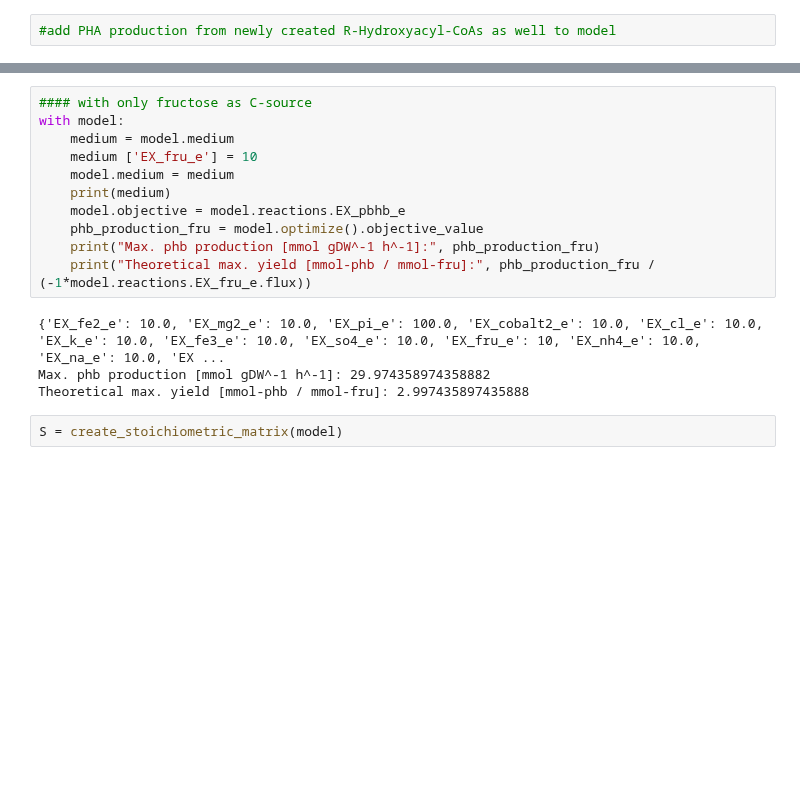
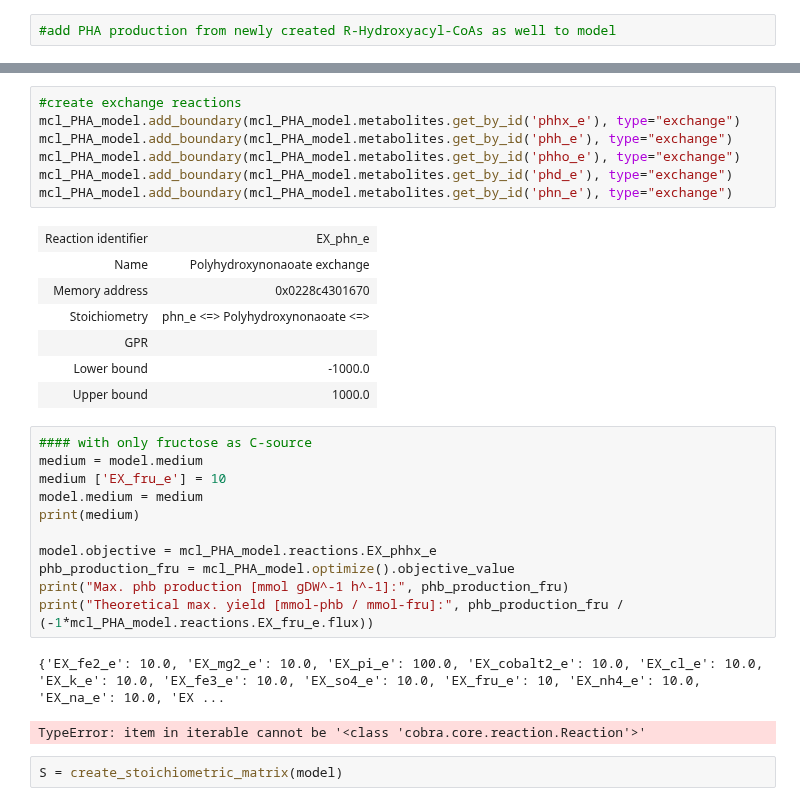
Before and after one commit to 27410/group-assignment-2021-group_2_pha-production, a Jupyter notebook: Test.ipynb, the cells around one changed output, grey strips where cells are left out. Saved outputs shown, nothing was run; the diff lists cells and outputs as text; blank space fills up the shorter version.

```diff
--- a/Test.ipynb
+++ b/Test.ipynb
@@ -770,18 +651,32 @@ mcl_PHA_model
+# %%
+#create exchange reactions
+mcl_PHA_model.add_boundary(mcl_PHA_model.metabolites.get_by_id('phhx_e'), type="exchange")
+mcl_PHA_model.add_boundary(mcl_PHA_model.metabolites.get_by_id('phh_e'), type="exchange")
+mcl_PHA_model.add_boundary(mcl_PHA_model.metabolites.get_by_id('phho_e'), type="exchange")
+mcl_PHA_model.add_boundary(mcl_PHA_model.metabolites.get_by_id('phd_e'), type="exchange")
+mcl_PHA_model.add_boundary(mcl_PHA_model.metabolites.get_by_id('phn_e'), type="exchange")
+# %% [output]
+| Reaction identifier | EX_phn_e |
+| Name | Polyhydroxynonaoate exchange |
+| Memory address | 0x0228c4301670 |
+| Stoichiometry | phn_e <=> Polyhydroxynonaoate <=> |
+| GPR |  |
+| Lower bound | -1000.0 |
+| Upper bound | 1000.0 |
 # %%
 #### with only fructose as C-source
-with model:
-    medium = model.medium
-    medium ['EX_fru_e'] = 10
-    model.medium = medium
-    print(medium)
-    model.objective = model.reactions.EX_pbhb_e
-    phb_production_fru = model.optimize().objective_value
-    print("Max. phb production [mmol gDW^-1 h^-1]:", phb_production_fru)
-    print("Theoretical max. yield [mmol-phb / mmol-fru]:", phb_production_fru / (-1*model.reactions.EX_fru_e.flux))
+medium = model.medium
+medium ['EX_fru_e'] = 10
+model.medium = medium
+print(medium)
+
+model.objective = mcl_PHA_model.reactions.EX_phhx_e
+phb_production_fru = mcl_PHA_model.optimize().objective_value
+print("Max. phb production [mmol gDW^-1 h^-1]:", phb_production_fru)
+print("Theoretical max. yield [mmol-phb / mmol-fru]:", phb_production_fru / (-1*mcl_PHA_model.reactions.EX_fru_e.flux))
 # %% [output]
 {'EX_fe2_e': 10.0, 'EX_mg2_e': 10.0, 'EX_pi_e': 100.0, 'EX_cobalt2_e': 10.0, 'EX_cl_e': 10.0, 'EX_k_e': 10.0, 'EX_fe3_e': 10.0, 'EX_so4_e': 10.0, 'EX_fru_e': 10, 'EX_nh4_e': 10.0, 'EX_na_e': 10.0, 'EX ...
-Max. phb production [mmol gDW^-1 h^-1]: 29.974358974358882
-Theoretical max. yield [mmol-phb / mmol-fru]: 2.997435897435888
+TypeError: item in iterable cannot be '<class 'cobra.core.reaction.Reaction'>'
 # %%
 S = create_stoichiometric_matrix(model)
 # %%
```
Also changed, not shown: parts of 39 cells of this notebook.
